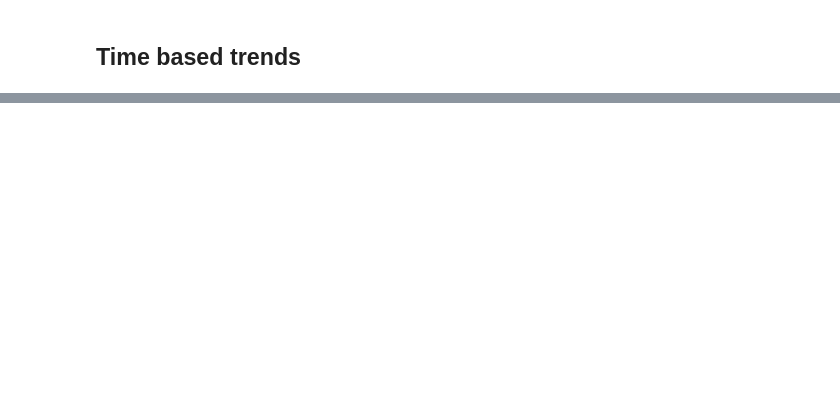
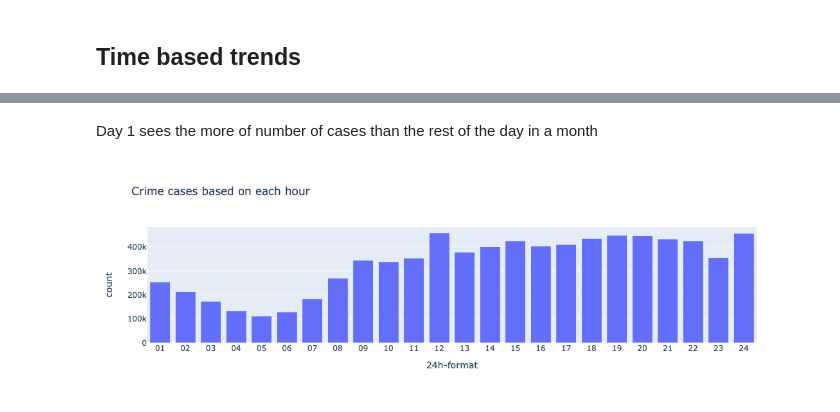
Before and after one commit to tirumaleshn2458/Chicago-Crime-Report, a Jupyter notebook: Analysis.ipynb, the cells around one changed output, grey strips where cells are left out. Saved outputs shown, nothing was run; the diff lists cells and outputs as text; code cells hidden in the pictures; blank space fills up the shorter version.

```diff
--- a/Analysis.ipynb
+++ b/Analysis.ipynb
@@ -114,0 +133,3 @@ day_fig.show()
+# %%
+hour_count=data_frame['24h-format'].value_counts().reset_index().sort_values('24h-format')
+hour_count.head()
@@ -114,0 +143,7 @@ day_fig.show()
+# %% [markdown]
+Day 1 sees the more of number of cases than the rest of the day in a month
+# %%
+time_count_fig=px.bar(data_frame=hour_count,x='24h-format',y='count',title='Crime cases based on each hour')
+time_count_fig.show()
+# %% [output]
+[figure, added]
```
Also changed, not shown: parts of 51 cells of this notebook, 4 other files.
